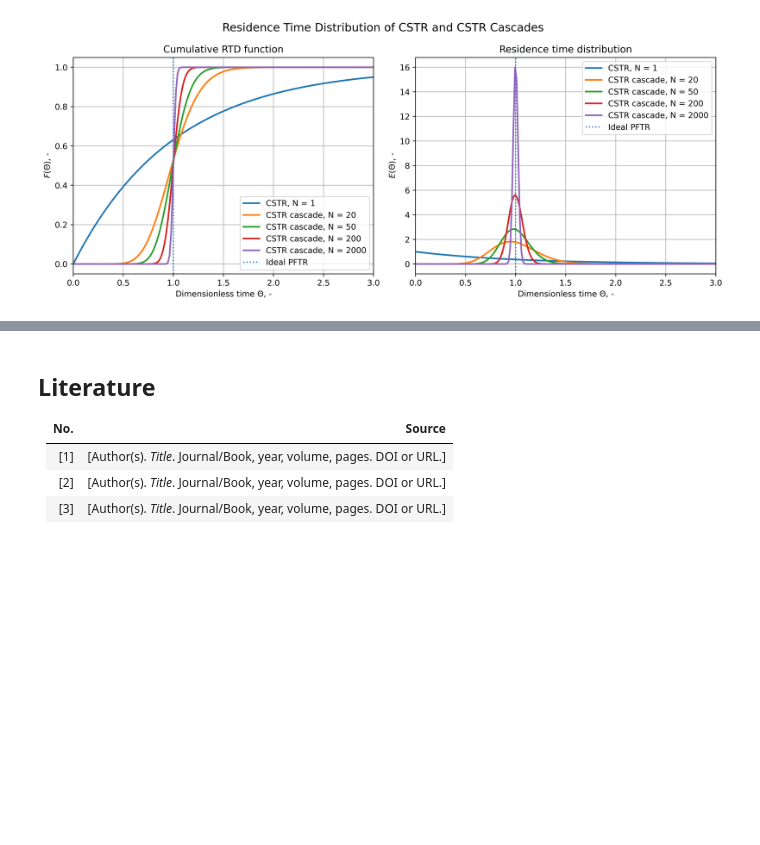
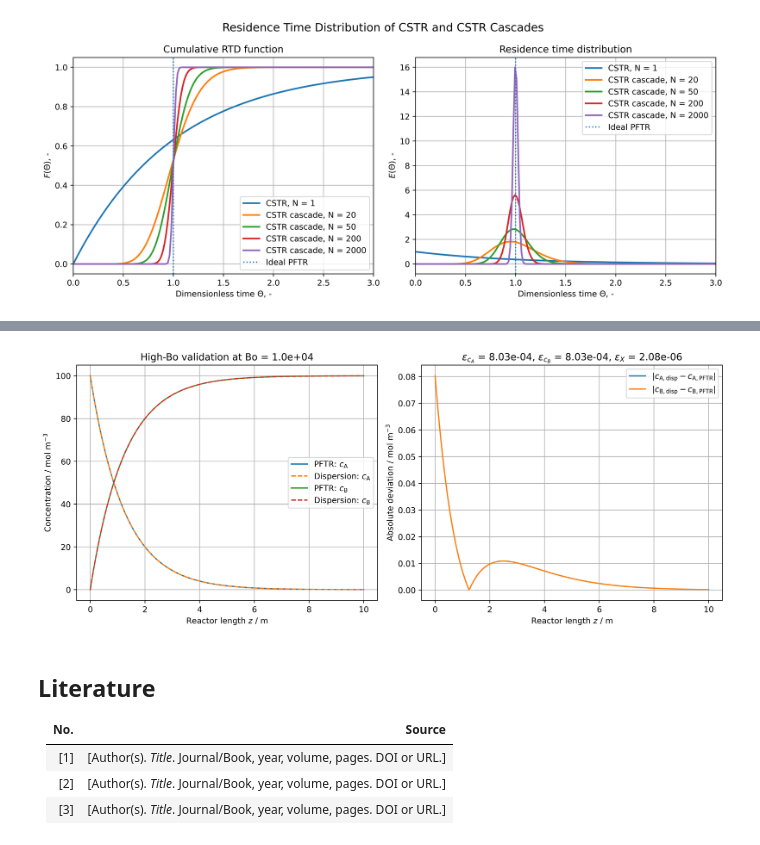
Before and after one commit to JulianStierstorfer/CRE3-Assignment-4, a Jupyter notebook: Assignment 4 Group 6.ipynb, the cells around one changed output, grey strips where cells are left out. Drawn from its saved outputs; the diff is of its cells as text; code cells hidden in the pictures; blank space fills up the shorter version.

Commit message:
Implemented 4.4. Validation model

```diff
--- a/Assignment 4 Group 6.ipynb
+++ b/Assignment 4 Group 6.ipynb
@@ -1631,3 +1891,46 @@ plt.show()
+# %%
+# Plot validation of the dispersion model against the PFTR limit at high Bodenstein number
+
+fig, axes = plt.subplots(1, 2, figsize=(12, 5), dpi=500)
+
+# Concentration profiles
+axes[0].plot(z_validation, c_A_pftr_validation, label="PFTR: $c_{\\mathrm{A}}$")
+axes[0].plot(z_validation, c_A_disp_validation, "--", label="Dispersion: $c_{\\mathrm{A}}$")
+axes[0].plot(z_validation, c_B_pftr_validation, label="PFTR: $c_{\\mathrm{B}}$")
+axes[0].plot(z_validation, c_B_disp_validation, "--", label="Dispersion: $c_{\\mathrm{B}}$")
+
+axes[0].set_xlabel("Reactor length $z$ / m")
+axes[0].set_ylabel("Concentration / mol m$^{-3}$")
+axes[0].set_title(f"High-Bo validation at Bo = {Bo_validation:.1e}")
+axes[0].grid(True)
+axes[0].legend()
+
+# Absolute profile deviations
+axes[1].plot(
+    z_validation,
+    np.abs(c_A_disp_validation - c_A_pftr_validation),
+    label="$|c_{\\mathrm{A,disp}} - c_{\\mathrm{A,PFTR}}|$",
+)
+axes[1].plot(
+    z_validation,
+    np.abs(c_B_disp_validation - c_B_pftr_validation),
+    label="$|c_{\\mathrm{B,disp}} - c_{\\mathrm{B,PFTR}}|$",
+)
+
+axes[1].set_xlabel("Reactor length $z$ / m")
+axes[1].set_ylabel("Absolute deviation / mol m$^{-3}$")
+axes[1].set_title(
+    f"$\\varepsilon_{{c_A}}$ = {eps_c_A:.2e}, "
+    f"$\\varepsilon_{{c_B}}$ = {eps_c_B:.2e}, "
+    f"$\\varepsilon_X$ = {eps_X:.2e}"
+)
+axes[1].grid(True)
+axes[1].legend()
+
+fig.tight_layout()
+plt.show()
+# %% [output]
+[figure, added]
 # %% [markdown]
 <!-- Markdown cell: Literature -->
 
```
Also changed, not shown: parts of 5 cells of this notebook.
